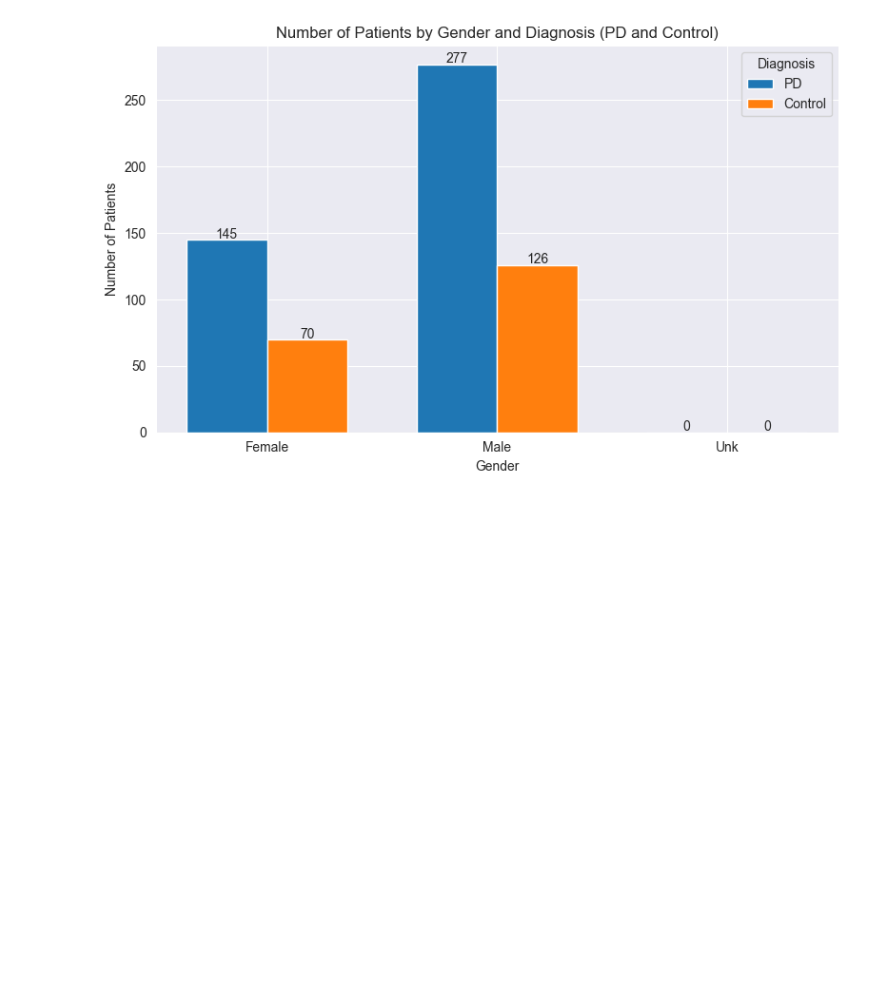
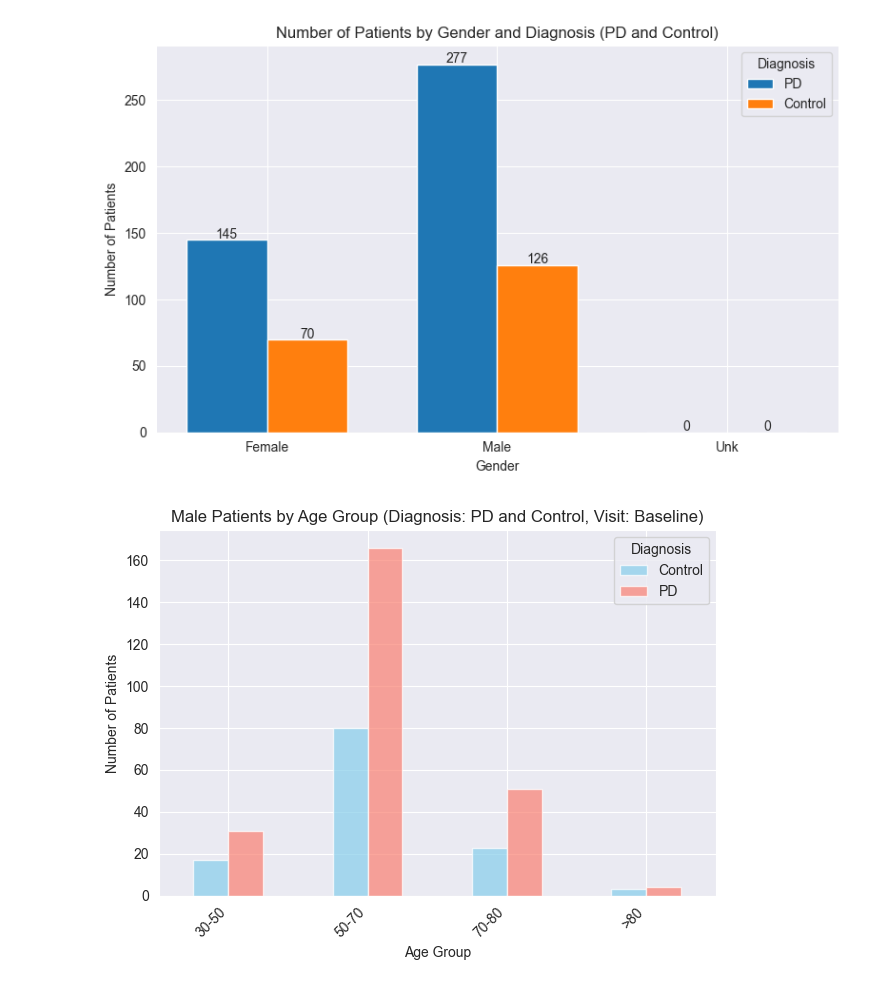
Before and after one commit to perpk/ppmi-wip, a Jupyter notebook: ppmi-wip.exploratory_da.ipynb, the cells around one changed output. Saved outputs shown, nothing was run; the diff lists cells and outputs as text; code cells hidden in the pictures; blank space fills up the shorter version.

```diff
--- a/ppmi-wip.exploratory_da.ipynb
+++ b/ppmi-wip.exploratory_da.ipynb
@@ -137,3 +140,28 @@ plt.tight_layout()
 plt.show()
 # %% [output]
 [figure]
+# %%
+mask = ((ppmi_ad.obs['Gender'] == 'Male') &
+        (ppmi_ad.obs['Diagnosis'].isin(['PD', 'Control'])) &
+        (ppmi_ad.obs['Age_Group'] != 'Unknown') &
+        (ppmi_ad.obs['Visit'] == 'BL'))
+
+ppmi_ad_masked = ppmi_ad[mask]
+
+baseline_age_counts = (
+    ppmi_ad_masked.obs
+    .groupby(['Age_Group', 'Diagnosis'])['Patient']
+    .nunique()
+    .unstack(fill_value=0)
+)
+
+baseline_age_counts.plot(kind='bar', stacked=False, color=['skyblue', 'salmon'], alpha=0.7)
+plt.title('Male Patients by Age Group (Diagnosis: PD and Control, Visit: Baseline)')
+plt.ylabel('Number of Patients')
+plt.xlabel('Age Group')
+plt.xticks(rotation=45, horizontalalignment='right')
+plt.legend(title='Diagnosis')
+plt.tight_layout()
+plt.show()
+# %% [output]
+[figure, added]
```
Also changed, not shown: parts of 4 cells of this notebook, 4 other files.
